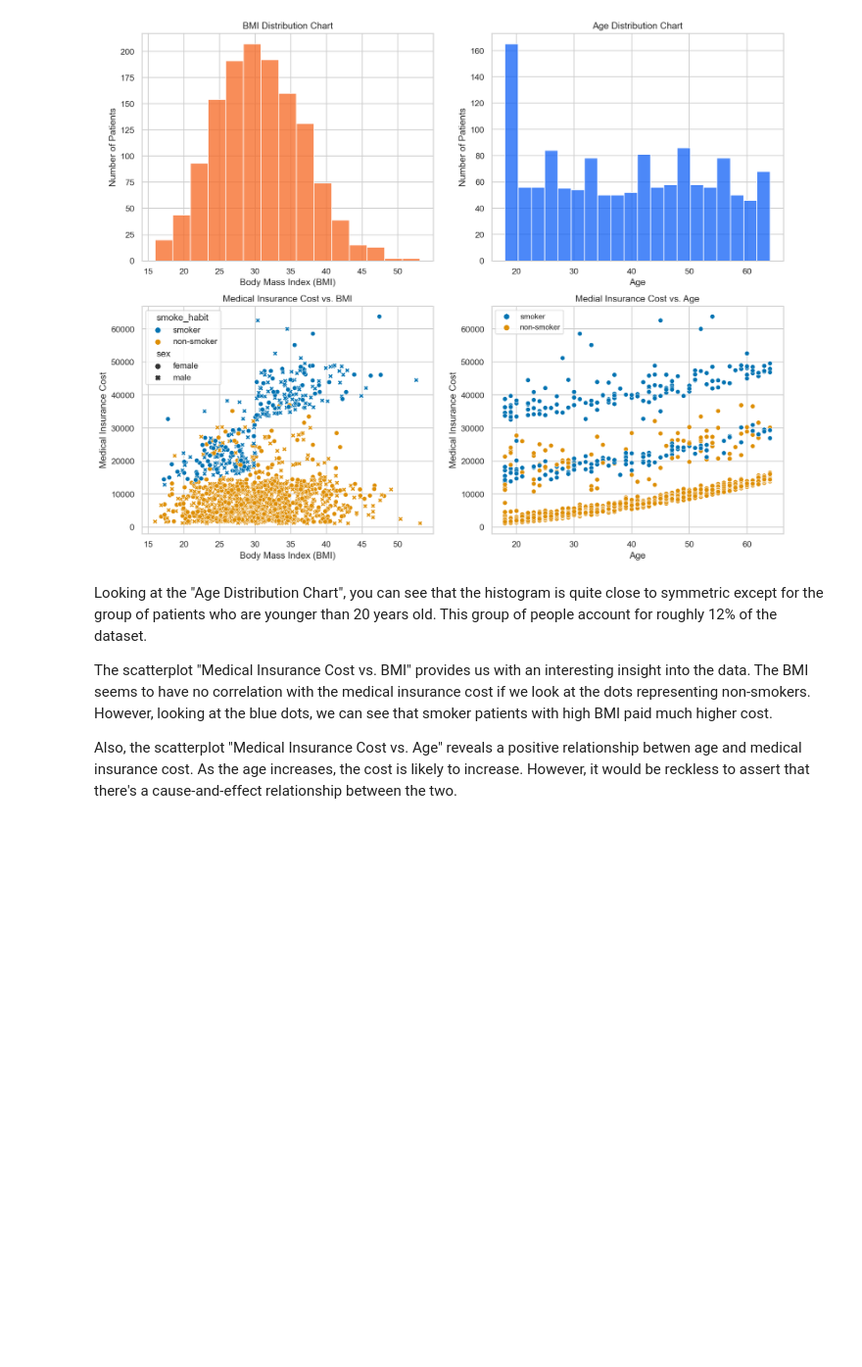
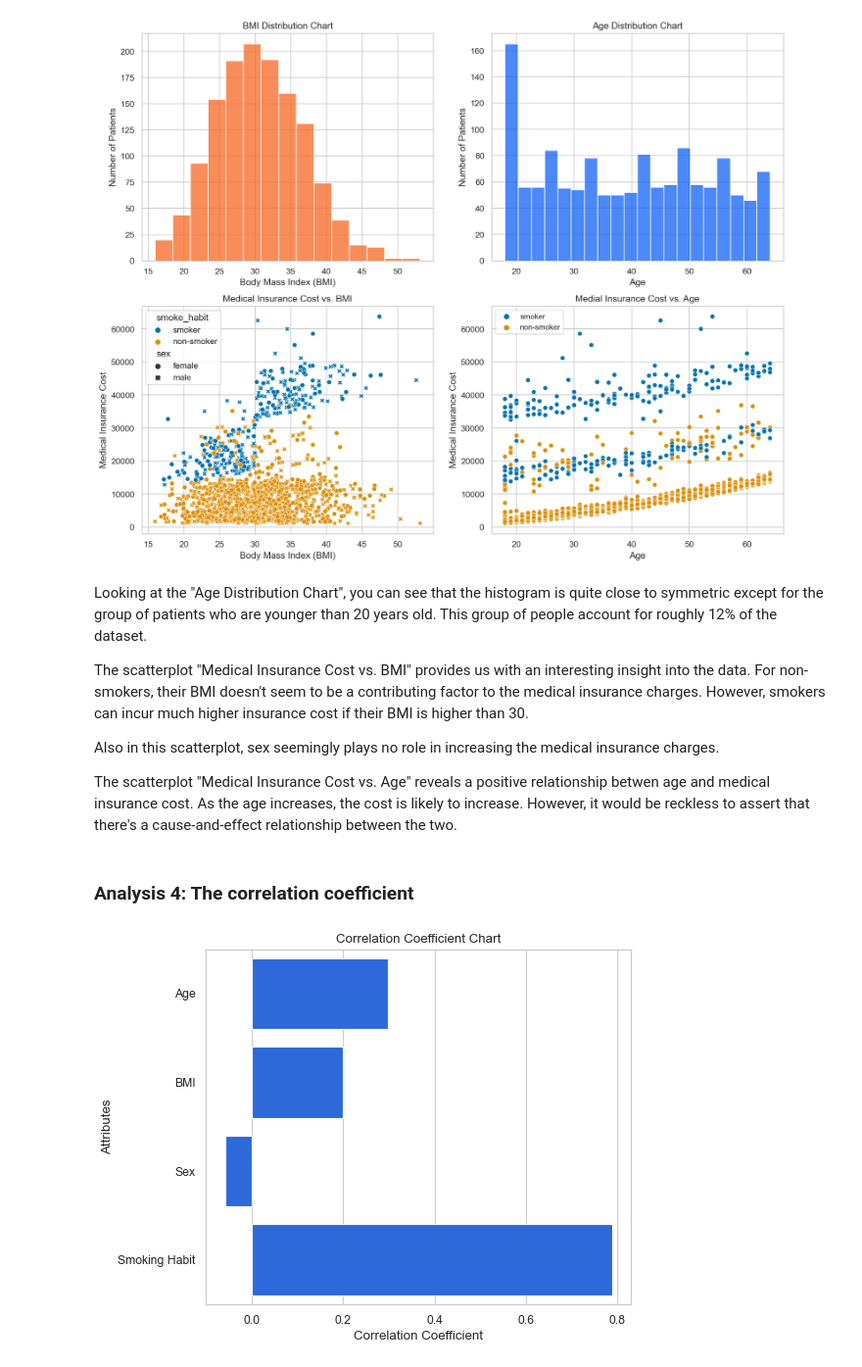
Before and after one commit to breyenguyen/datascienceportfolio, a Jupyter notebook: us-medical-insurance-costs (EDAver).ipynb, the cells around one changed output. Shown at 98% size. Cells and saved outputs as stored; diff of their text form; code cells hidden in the pictures; blank space fills up the shorter version.

```diff
--- a/us-medical-insurance-costs (EDAver).ipynb
+++ b/us-medical-insurance-costs (EDAver).ipynb
@@ -196,6 +201,32 @@ plt.show()
 # %% [markdown]
 Looking at the "Age Distribution Chart", you can see that the histogram is quite close to symmetric except for the group of patients who are younger than 20 years old. This group of people account for roughly 12% of the dataset.
 
-The scatterplot "Medical Insurance Cost vs. BMI" provides us with an interesting insight into the data. The BMI seems to have no correlation with the medical insurance cost if we look at the dots representing non-smokers. However, looking at the blue dots, we can see that smoker patients with high BMI paid much higher cost.
+The scatterplot "Medical Insurance Cost vs. BMI" provides us with an interesting insight into the data. For non-smokers, their BMI doesn't seem to be a contributing factor to the medical insurance charges. However, smokers can incur much higher insurance cost if their BMI is higher than 30.
 
-Also, the scatterplot "Medical Insurance Cost vs. Age" reveals a positive relationship betwen age and medical insurance cost. As the age increases, the cost is likely to increase. However, it would be reckless to assert that there's a cause-and-effect relationship between the two.
+Also in this scatterplot, sex seemingly plays no role in increasing the medical insurance charges.
+
+The scatterplot "Medical Insurance Cost vs. Age" reveals a positive relationship betwen age and medical insurance cost. As the age increases, the cost is likely to increase. However, it would be reckless to assert that there's a cause-and-effect relationship between the two.
+# %% [markdown]
+### Analysis 4: The correlation coefficient
+# %%
+# Convert the string values into integer values
+dataset['sex'] = dataset.apply(lambda row: 1 if row['sex'] == "male" else 2, axis=1)
+dataset['smoke_habit'] = dataset.apply(lambda row: 0 if row['smoke_habit'] == 'non-smoker' else 1, axis=1)
+
+# Calculate the correlation coefficient of each variable with the insurance charges
+age_charges_corr = dataset.age.corr(dataset.charges)
+bmi_charges_corr = dataset.bmi.corr(dataset.charges)
+sex_charges_corr = dataset.sex.corr(dataset.charges)
+smoke_charges_corr = dataset.smoke_habit.corr(dataset.charges)
+
+# Create a DataFrame that holds all correlation coeffiecient data
+corr_data = pd.DataFrame({'Attributes':['Age', 'BMI', 'Sex', 'Smoking Habit'],
+                          'Correlation Coefficient':[age_charges_corr, bmi_charges_corr, sex_charges_corr, smoke_charges_corr]})
+# display(HTML(corr_data.to_html()))
+
+# Draw a bar chart to illustrate the correlation coefficient
+axs = plt.subplots(ncols=1,nrows=1,figsize=(7,6), dpi=80)
+sns.barplot(x='Correlation Coefficient', y='Attributes', data=corr_data, color='#1060F6').set_title('Correlation Coefficient Chart')
+plt.show()
+# %% [output]
+[figure, added]
```
Also changed, not shown: parts of 7 cells of this notebook.
